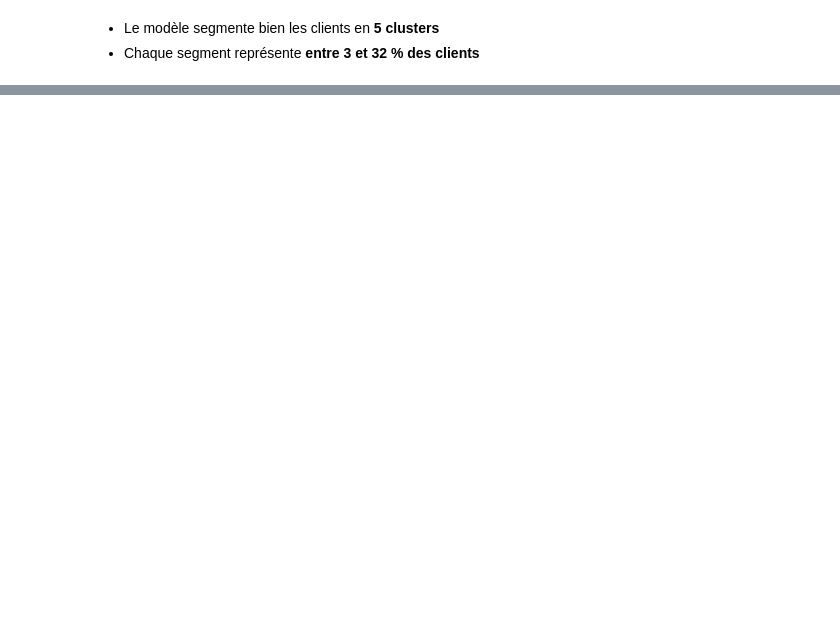
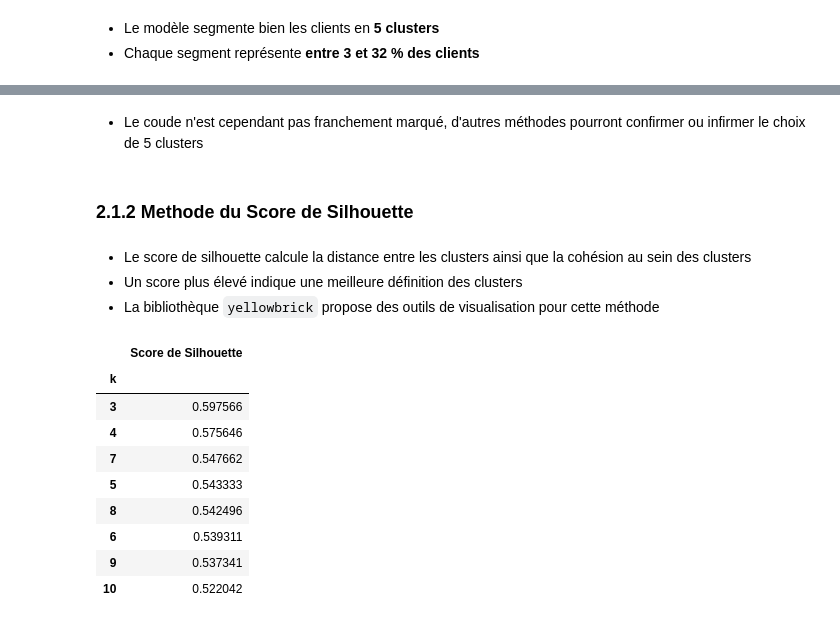
Before and after one commit to Christophe-Aballea/OC_projet5_Segmentez_des_clients_d_un_site_ecommerce, a Jupyter notebook: P05_Notebook3_Tests_modeles_clustering.ipynb, the cells around one changed output, grey strips where cells are left out. Saved outputs shown, nothing was run; the diff lists cells and outputs as text; code cells hidden in the pictures; blank space fills up the shorter version.

```diff
--- a/P05_Notebook3_Tests_modeles_clustering.ipynb
+++ b/P05_Notebook3_Tests_modeles_clustering.ipynb
@@ -169,0 +208,8 @@ plt.show()
+# %% [markdown]
+* Le coude n'est cependant pas franchement marqué, d'autres méthodes pourront confirmer ou infirmer le choix de 5 clusters
+# %% [markdown]
+### 2.1.2 Methode du Score de Silhouette
+# %% [markdown]
+* Le score de silhouette calcule la distance entre les clusters ainsi que la cohésion au sein des clusters
+* Un score plus élevé indique une meilleure définition des clusters
+* La bibliothèque `yellowbrick` propose des outils de visualisation pour cette méthode
@@ -169,0 +230,15 @@ plt.show()
+# %%
+# Affichage des résultats
+df_silhouette_scores = pd.DataFrame({'k': k_values, 'Score de Silhouette': silhouette_scores}).set_index('k')
+display(df_silhouette_scores.sort_values('Score de Silhouette', ascending=False))
+# %% [output]
+|  | Score de Silhouette |
+| k |  |
+| 3 | 0.597566 |
+| 4 | 0.575646 |
+| 7 | 0.547662 |
+| 5 | 0.543333 |
+| 8 | 0.542496 |
+| 6 | 0.539311 |
+| 9 | 0.537341 |
+| 10 | 0.522042 |
```
Also changed, not shown: parts of 18 cells of this notebook, 1 other file.
